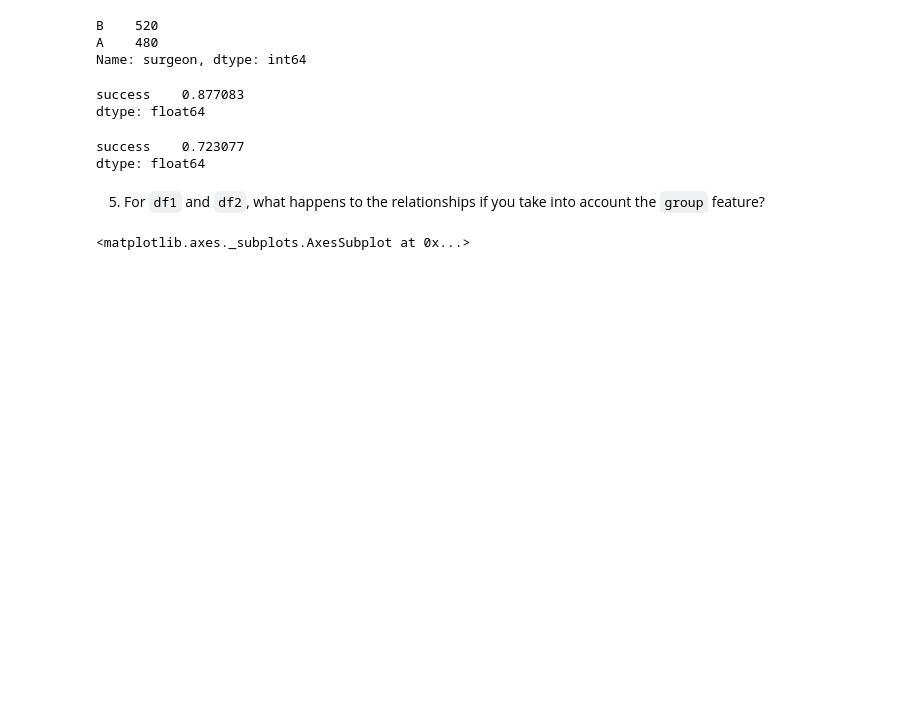
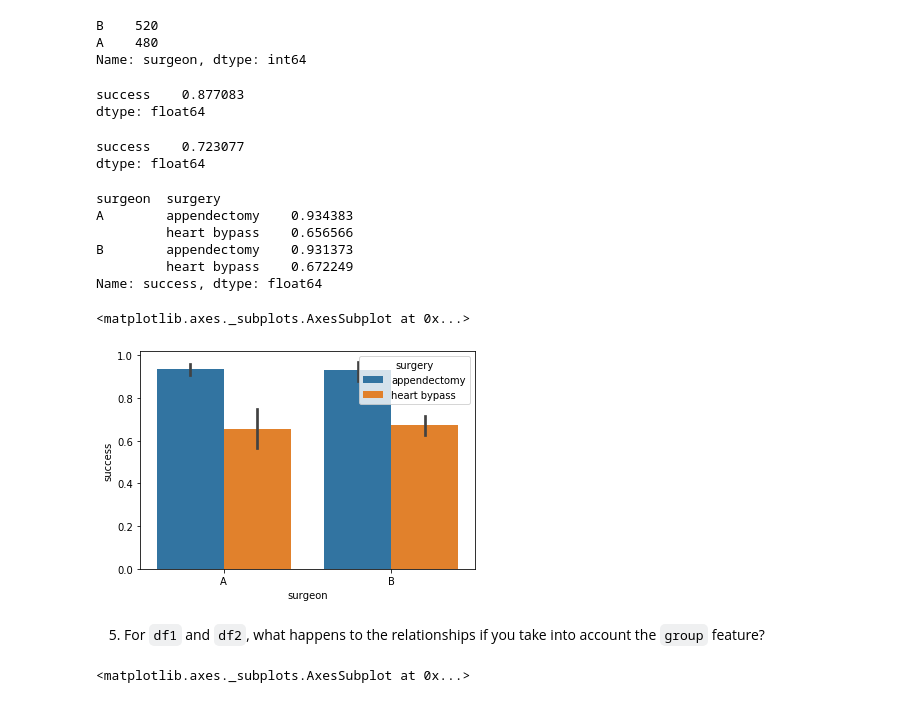
Before and after one commit to Brandon-Martinez27/clustering-exercises, a Jupyter notebook: warmup_exercise.ipynb, the cells around one changed output. Cells and saved outputs as stored; diff of their text form; code cells hidden in the pictures; blank space fills up the shorter version.

```diff
--- a/warmup_exercise.ipynb
+++ b/warmup_exercise.ipynb
@@ -127,6 +155,19 @@ success    0.723077
 dtype: float64
 # %%
 #surgeon a
+df3.groupby(['surgeon', 'surgery']).success.mean()
+# %% [output]
+surgeon  surgery
+A        appendectomy    0.934383
+         heart bypass    0.656566
+B        appendectomy    0.931373
+         heart bypass    0.672249
+Name: success, dtype: float64
+# %%
+sns.barplot(x='surgeon', y='success', data=df3, hue='surgery')
+# %% [output]
+<matplotlib.axes._subplots.AxesSubplot at 0x...>
+[figure, added]
 # %% [markdown]
 5. For `df1` and `df2`, what happens to the relationships if you take into account the `group` feature?
 # %%
```
Also changed, not shown: parts of 7 cells of this notebook, 3 other files.
